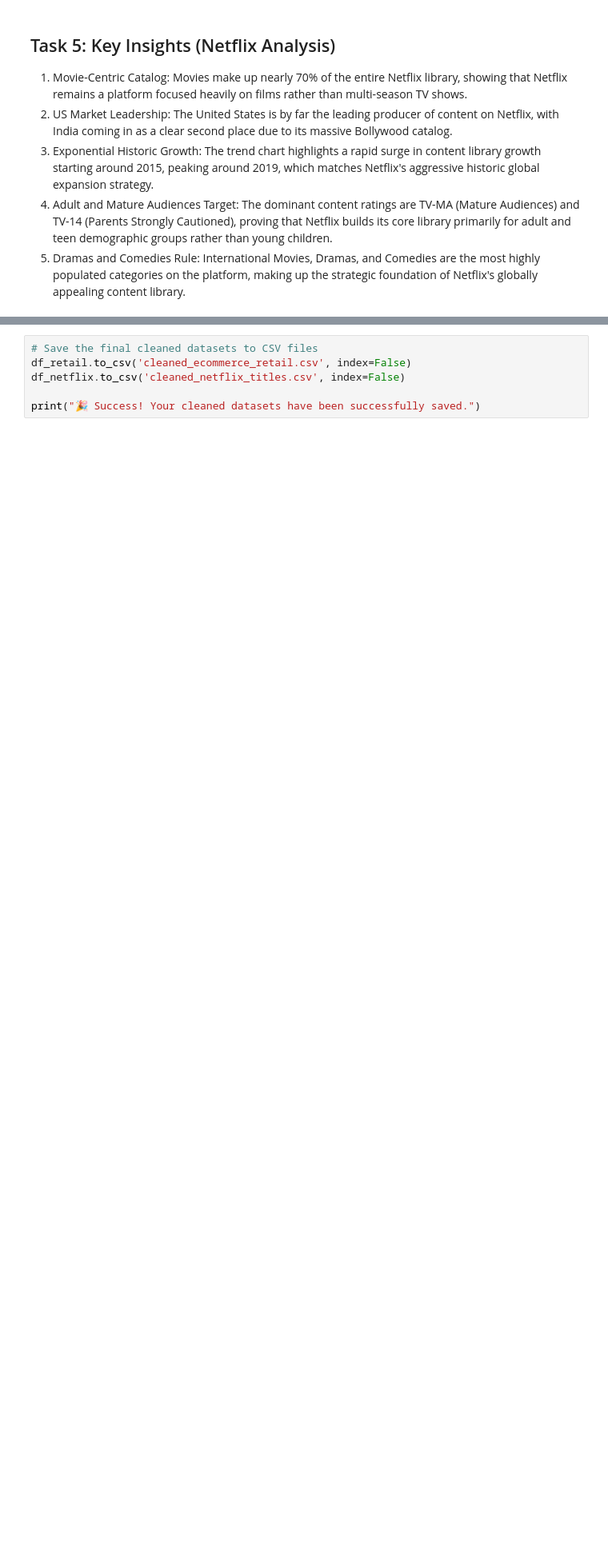
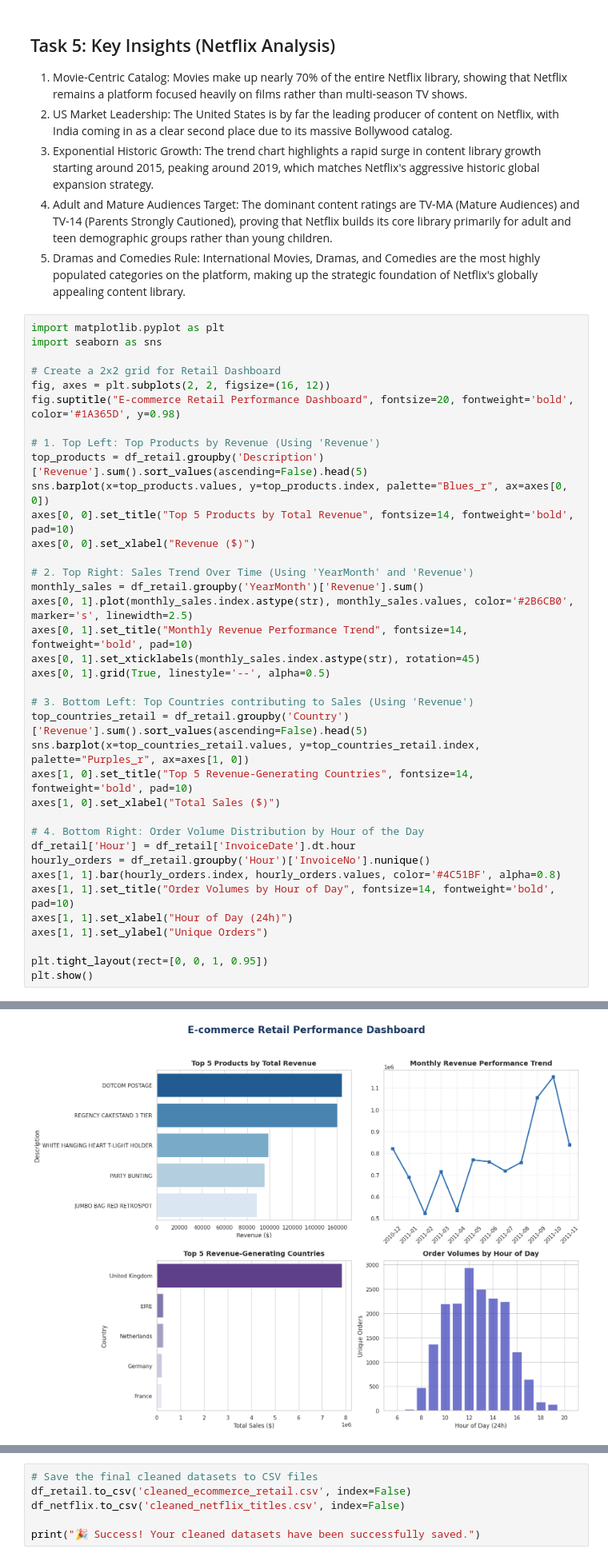
Before and after one commit to simpli-cheekah/Ecom_Netflix_Analysis, a Jupyter notebook: AnalystLab_Week1.ipynb, the cells around one changed output, grey strips where cells are left out. Shown at 80% size. Saved outputs shown, nothing was run; the diff lists cells and outputs as text; blank space fills up the shorter version.

```diff
--- a/AnalystLab_Week1.ipynb
+++ b/AnalystLab_Week1.ipynb
@@ -456,3 +456,41 @@ plt.show()
 3. Exponential Historic Growth: The trend chart highlights a rapid surge in content library growth starting around 2015, peaking around 2019, which matches Netflix's aggressive historic global expansion strategy.
 4. Adult and Mature Audiences Target: The dominant content ratings are TV-MA (Mature Audiences) and TV-14 (Parents Strongly Cautioned), proving that Netflix builds its core library primarily for adult and teen demographic groups rather than young children.
 5. Dramas and Comedies Rule: International Movies, Dramas, and Comedies are the most highly populated categories on the platform, making up the strategic foundation of Netflix's globally appealing content library.
+# %%
+import matplotlib.pyplot as plt
+import seaborn as sns
+
+# Create a 2x2 grid for Retail Dashboard
+fig, axes = plt.subplots(2, 2, figsize=(16, 12))
+fig.suptitle("E-commerce Retail Performance Dashboard", fontsize=20, fontweight='bold', color='#1A365D', y=0.98)
+
+# 1. Top Left: Top Products by Revenue (Using 'Revenue')
+top_products = df_retail.groupby('Description')['Revenue'].sum().sort_values(ascending=False).head(5)
+sns.barplot(x=top_products.values, y=top_products.index, palette="Blues_r", ax=axes[0, 0])
+axes[0, 0].set_title("Top 5 Products by Total Revenue", fontsize=14, fontweight='bold', pad=10)
+axes[0, 0].set_xlabel("Revenue ($)")
+
+# 2. Top Right: Sales Trend Over Time (Using 'YearMonth' and 'Revenue')
+monthly_sales = df_retail.groupby('YearMonth')['Revenue'].sum()
+axes[0, 1].plot(monthly_sales.index.astype(str), monthly_sales.values, color='#2B6CB0', marker='s', linewidth=2.5)
+axes[0, 1].set_title("Monthly Revenue Performance Trend", fontsize=14, fontweight='bold', pad=10)
+axes[0, 1].set_xticklabels(monthly_sales.index.astype(str), rotation=45)
+axes[0, 1].grid(True, linestyle='--', alpha=0.5)
+
+# 3. Bottom Left: Top Countries contributing to Sales (Using 'Revenue')
+top_countries_retail = df_retail.groupby('Country')['Revenue'].sum().sort_values(ascending=False).head(5)
+sns.barplot(x=top_countries_retail.values, y=top_countries_retail.index, palette="Purples_r", ax=axes[1, 0])
+axes[1, 0].set_title("Top 5 Revenue-Generating Countries", fontsize=14, fontweight='bold', pad=10)
+axes[1, 0].set_xlabel("Total Sales ($)")
+
+# 4. Bottom Right: Order Volume Distribution by Hour of the Day
+df_retail['Hour'] = df_retail['InvoiceDate'].dt.hour
+hourly_orders = df_retail.groupby('Hour')['InvoiceNo'].nunique()
+axes[1, 1].bar(hourly_orders.index, hourly_orders.values, color='#4C51BF', alpha=0.8)
+axes[1, 1].set_title("Order Volumes by Hour of Day", fontsize=14, fontweight='bold', pad=10)
+axes[1, 1].set_xlabel("Hour of Day (24h)")
+axes[1, 1].set_ylabel("Unique Orders")
+
+plt.tight_layout(rect=[0, 0, 1, 0.95])
+plt.show()
+# %% [output]
@@ -458,0 +504 @@ plt.show()
+[figure, added]
```
Also changed, not shown: parts of 2 cells of this notebook.
